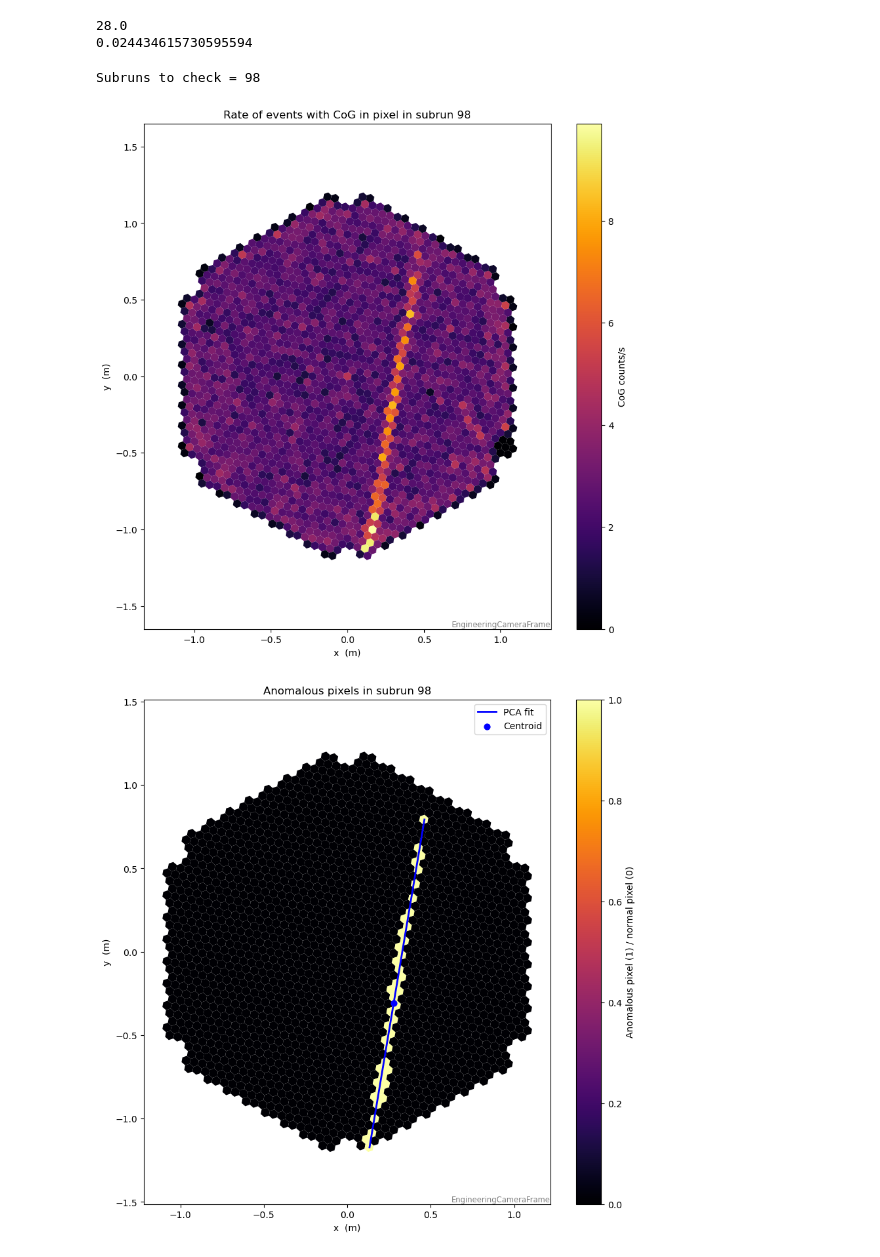
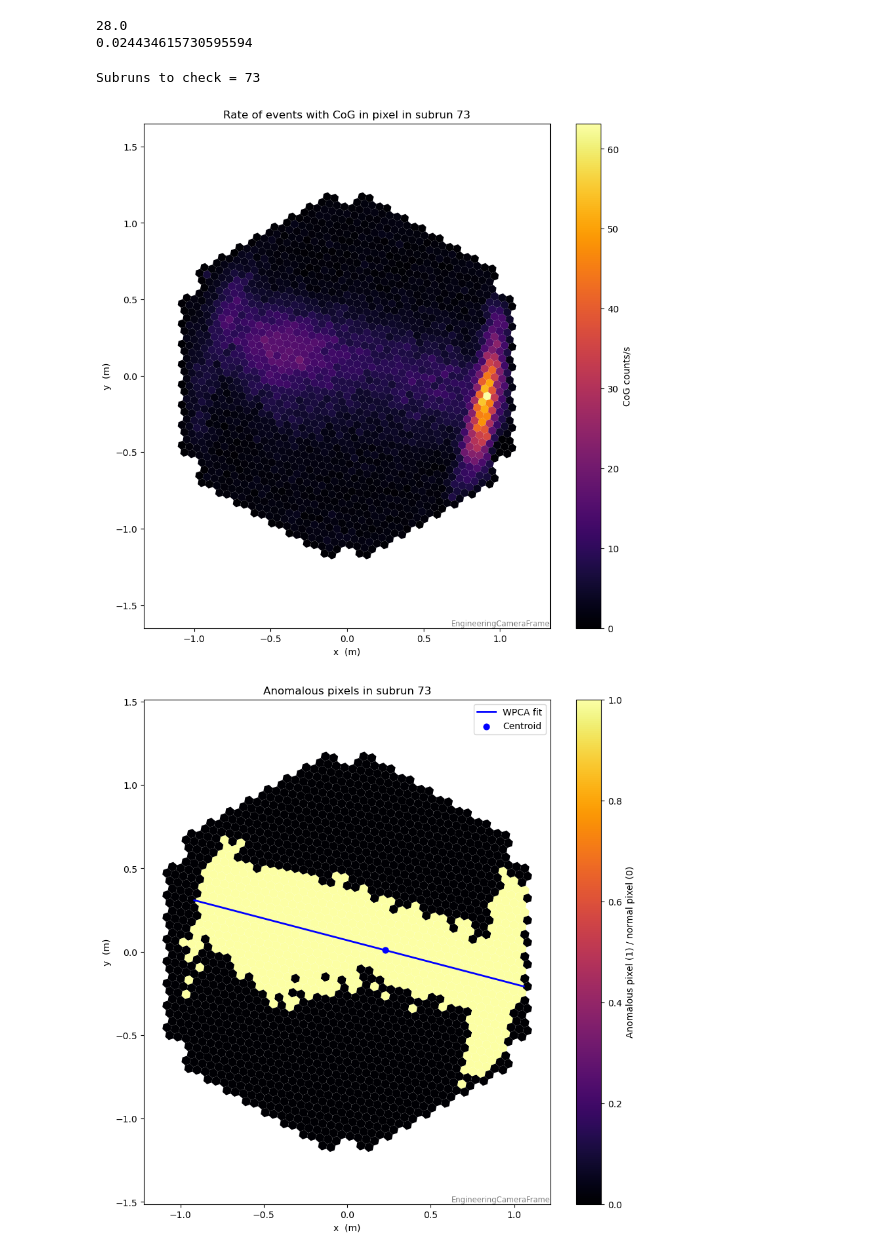
Before and after one commit to andreaprogram/Search-for-anomalous-events-in-LST-1-observations, a Jupyter notebook: Notebooks/datachecks/filters_results.ipynb, the cells around one changed output. Cells and saved outputs as stored; diff of their text form; code cells hidden in the pictures.

```diff
--- a/Notebooks/datachecks/filters_results.ipynb
+++ b/Notebooks/datachecks/filters_results.ipynb
@@ -63,7 +63,7 @@ def robust_fitt(x, y, z_thresh=3.5):
             "intercept": intercept, "u_intercept": u_intercept,
             "good_points": good_points, "good_mask": good_masks, "valid": valid, "R2": R2}
 
-run_id = 20757
+run_id = 20721
 
 # READING RESULTS -------------------------------------------------------------------------------------------------------------------------------
 b = tables.open_file(r"/data/cta/users-ifae/summer_students/agl/checks_h5/checks_Run{run_id}.h5".format(run_id= run_id))
@@ -288,7 +293,7 @@ def wpca(m, w):
   return centroid, direction_vector
 # %%
 # FILTER 3: FLUCTUATIONS OF CoG WITHIN PIXEL
-from shapely.geometry import LineString, Point
+#from shapely.geometry import LineString, Point
 from scipy.stats import chi2
 
 cog_pixel = a.root.dl1datacheck.cosmics.col('cog_within_pixel')[:-1]  # shape: (n_subruns, n_pixels)
@@ -357,60 +362,52 @@ camdisplay.add_colorbar(label='Anomalous pixel (1) / normal pixel (0)')
 
 ax = camdisplay.axes
 
-ax.plot(x_wpca, y_wpca, color="blue", lw=2, label="PCA fit")
+ax.plot(x_wpca, y_wpca, color="blue", lw=2, label="WPCA fit")
 ax.scatter(*centroid, color="blue", s=40, label="Centroid")
 ax.legend()
 
 plt.show()
 
-3nkfnkf
 
 # X^2 TEST TO DETERMINE IF THE PIXELS REALLY FOLLOW A STRAIGHT LINE
 
 #Distances (orthogonal) from the center of the pixel to the fit
-line = LineString([(x_wpca[0], y_wpca[0]), (x_wpca[-1], y_wpca[-1])])
-distances = []
 
-for x, y in zip(x_pixels, y_pixels):
-    point = Point(x, y)
-    distances.append(line.distance(point))
+direction_vector = direction_vector / np.linalg.norm(direction_vector)
 
-distances = np.array(distances)
+# Coordinates relative to the centroid
+delta = m_pixels - centroid
 
-# Pixel position uncertainty (choose the appropriate value)
+# Orthogonal distance to the line (cross product in 2D)
+distances = np.abs(delta[:, 0] * direction_vector[1] - delta[:, 1] * direction_vector[0])
+
+
 sigma_pixel = (focal_length.value)*np.tan(np.radians(0.05)) # width of the pixel ~2.44 cm
 
 # Chi-square
 # Chi2 Calculated
-
-chi2_data = np.sum( pixels_weights * (distances / sigma_pixel)**2 )
+chi2_data = np.sum( cog_rate_anomalous * (distances / sigma_pixel)**2 ) / np.sum(cog_rate_anomalous)
+#chi2_data = np.sum((distances / sigma_pixel)**2)
 
 # Chi2 Theoretical
 dof = len(distances) - 2
-x = np.linspace(0, 100, 200)
+x_max = max(chi2_data * 1.3, dof + 4 * np.sqrt(2 * dof))
+x = np.linspace(0, x_max, 300)
+
 chi2_th = chi2.pdf(x, dof)
 
 plt.plot(x, chi2_th, label=fr"$\chi^2$ Theoretical")
 plt.axvline(chi2_data, color="black", linestyle='--', label=fr"$\chi^2={chi2_data:.2f}$ Data")
 
 plt.xlabel(r"$\chi^2$")
 plt.ylabel("PDF")
 plt.legend()
 plt.show()
 
 p_value = 1 - chi2.cdf(chi2_data, dof)
 
 print(f"p-value = {p_value:.7e}")
-
-
-
-
-
-# Trand to telescope
-# por pixel 0.1º = u ancho y alto respecto al centro. comparar desde el centro de cada pixel con el fit , a que sitancia esta y dividir por 0.05 N putnos 2 parametros libres
-# chi^2, regresion con PCA scikit learn. preseleccionar con zscore
-"""
 # %% [output]
-Subruns to check = 98
+Subruns to check = 73
-[figure, old version]
+[figure, new version]
-[figure, old version]
+[figure, new version]
```
Also changed, not shown: parts of 10 cells of this notebook.
